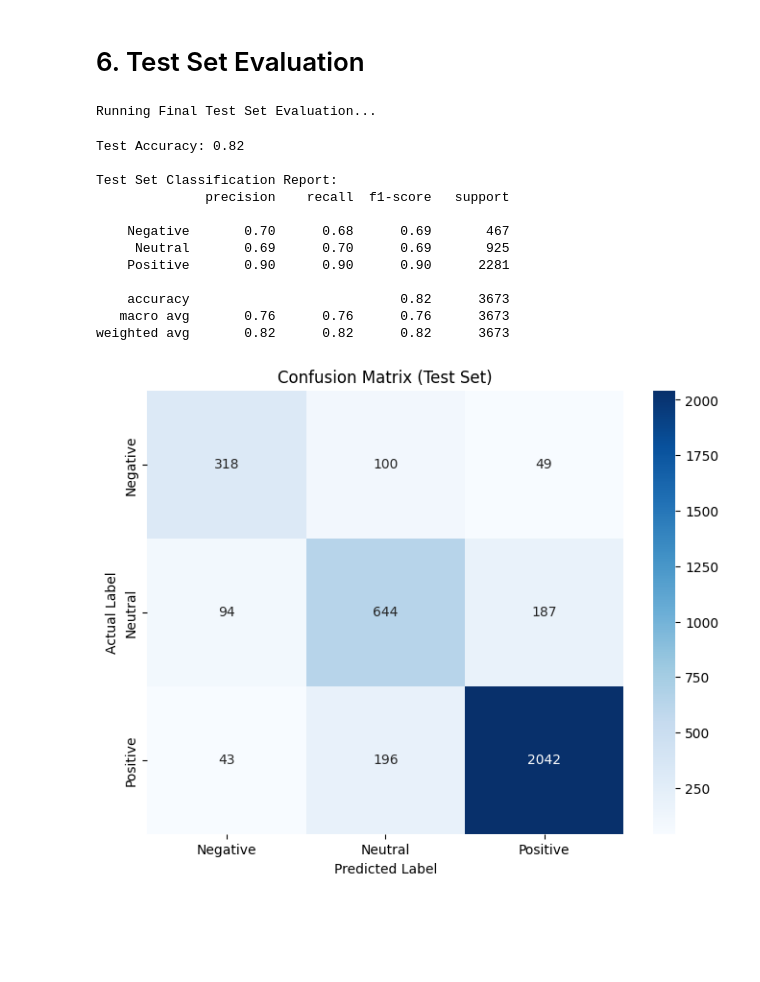
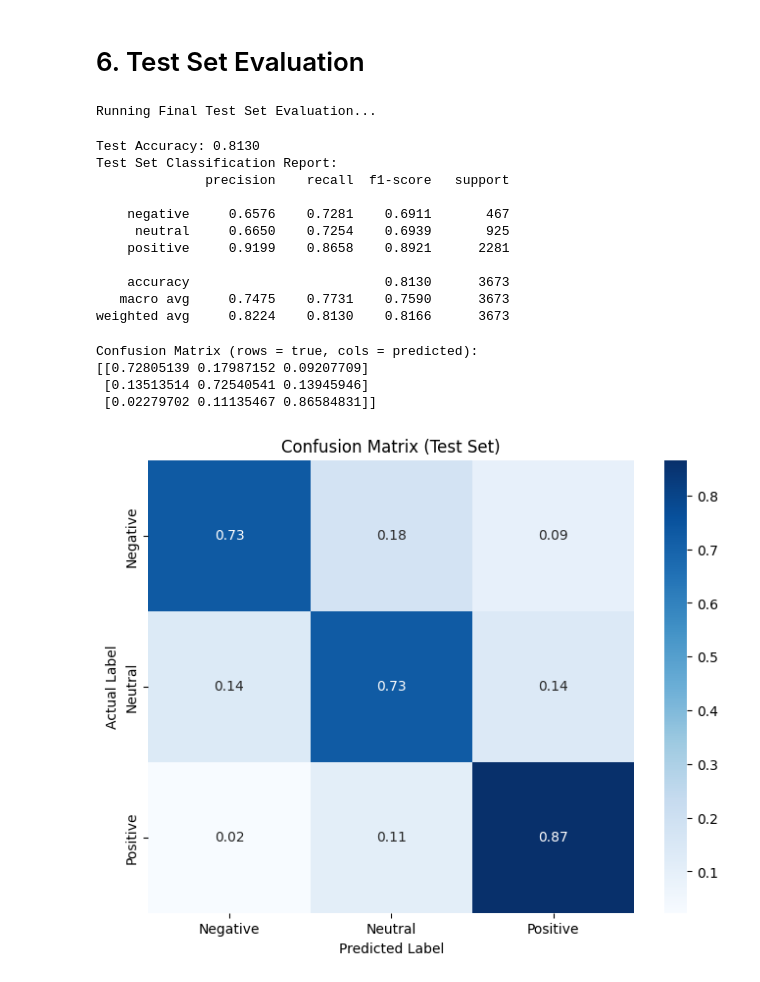
Before and after one commit to yuweiiihuang/yt-sentiment-analysis, a Jupyter notebook: bert-fine-tuning.ipynb, the cells around one changed output. Drawn from its saved outputs; the diff is of its cells as text; code cells hidden in the pictures; blank space fills up the shorter version.

Commit message:
feat: bert - add class weight in loss function

```diff
--- a/bert-fine-tuning.ipynb
+++ b/bert-fine-tuning.ipynb
@@ -133,3 +130,8 @@ print(f"Test:  {len(test_texts)}")
 Train: 11752
 Val:   2939
 Test:  3673
+# %%
+classes = np.unique(y_train)
+class_weights = compute_class_weight(class_weight='balanced', classes=classes, y=y_train)
+class_weights = torch.tensor(class_weights, dtype=torch.float).to(device)
+print('Class weights:', {int(i): float(w) for i, w in enumerate(class_weights.cpu().numpy())})
@@ -188,9 +192,15 @@ optimizer = torch.optim.AdamW(model.parameters(), lr=CONFIG['lr'], eps=CONFIG['e
 total_steps = len(train_dataloader) * CONFIG['epochs']
 num_warmup_steps = int(total_steps * CONFIG['warmup_ratio'])
 scheduler = get_linear_schedule_with_warmup(optimizer, num_warmup_steps=num_warmup_steps, num_training_steps=total_steps)
+
+loss_fn = nn.CrossEntropyLoss(weight=class_weights)
 # %% [output]
 Some weights of BertForSequenceClassification were not initialized from the model checkpoint at bert-base-multilingual-cased and are newly initialized: ['classifier.bias', 'classifier.weight']
 You should probably TRAIN this model on a down-stream task to be able to use it for predictions and inference.
 # %% [markdown]
 # 5. Training Loop
+# %%
+def format_time(elapsed):
+    elapsed_rounded = int(round((elapsed)))
+    return str(datetime.timedelta(seconds=elapsed_rounded))
 # %%
@@ -299,11 +305,12 @@ Total Training Time: 0:19:22
 # %% [markdown]
 # 6. Test Set Evaluation
 # %%
-print("\nRunning Final Test Set Evaluation...")
+print("Running Final Test Set Evaluation...")
 
 model.eval()
 test_preds = []
 test_true_labels = []
+test_probs = []
 
 for batch in tqdm(test_dataloader, desc="Testing"):
 
@@ -318,44 +325,53 @@ for batch in tqdm(test_dataloader, desc="Testing"):
                        labels=b_labels,
                        return_dict=True)
 
-    logits = result.logits
-    logits = logits.detach().cpu().numpy()
+    logits = result.logits.detach().cpu()
+    probs = torch.softmax(logits, dim=1).numpy()
+    test_probs.extend(probs)
+
+    logits = logits.numpy()
     label_ids = b_labels.to('cpu').numpy()
 
     test_preds.extend(np.argmax(logits, axis=1).flatten())
     test_true_labels.extend(label_ids.flatten())
 
 final_accuracy = accuracy_score(test_true_labels, test_preds)
-print(f"Test Accuracy: {final_accuracy:.2f}")
+print(f"Test Accuracy: {final_accuracy:.4f}")
 
-print("\nTest Set Classification Report:")
-print(classification_report(test_true_labels, test_preds, target_names=['Negative', 'Neutral', 'Positive']))
+print("Test Set Classification Report:")
+print(classification_report(test_true_labels, test_preds, digits=4, target_names=['negative', 'neutral', 'positive']))
 # %% [output]
 Running Final Test Set Evaluation...
-Test Accuracy: 0.82
-
+Test Accuracy: 0.8130
 Test Set Classification Report:
               precision    recall  f1-score   support
 
-    Negative       0.70      0.68      0.69       467
-     Neutral       0.69      0.70      0.69       925
-    Positive       0.90      0.90      0.90      2281
+    negative     0.6576    0.7281    0.6911       467
+     neutral     0.6650    0.7254    0.6939       925
+    positive     0.9199    0.8658    0.8921      2281
 
-    accuracy                           0.82      3673
-   macro avg       0.76      0.76      0.76      3673
-weighted avg       0.82      0.82      0.82      3673
+    accuracy                         0.8130      3673
+   macro avg     0.7475    0.7731    0.7590      3673
+weighted avg     0.8224    0.8130    0.8166      3673
 # %%
-cm = confusion_matrix(test_true_labels, test_preds)
+cm = confusion_matrix(test_true_labels, test_preds, normalize='true')
+print("\nConfusion Matrix (rows = true, cols = predicted):")
+print(cm)
+
 plt.figure(figsize=(8, 6))
-sns.heatmap(cm, annot=True, fmt='d', cmap='Blues',
+sns.heatmap(cm, annot=True, fmt='.2f', cmap='Blues',
             xticklabels=['Negative', 'Neutral', 'Positive'],
             yticklabels=['Negative', 'Neutral', 'Positive'])
 plt.ylabel('Actual Label')
 plt.xlabel('Predicted Label')
 plt.title('Confusion Matrix (Test Set)')
 plt.show()
 # %% [output]
+Confusion Matrix (rows = true, cols = predicted):
+[[0.72805139 0.17987152 0.09207709]
+ [0.13513514 0.72540541 0.13945946]
+ [0.02279702 0.11135467 0.86584831]]
-[figure, old version]
+[figure, new version]
 # %%
 # === Saving the prediction on Test set into CSV ===
 
```
Also changed, not shown: parts of 5 cells of this notebook, 1 other file.
